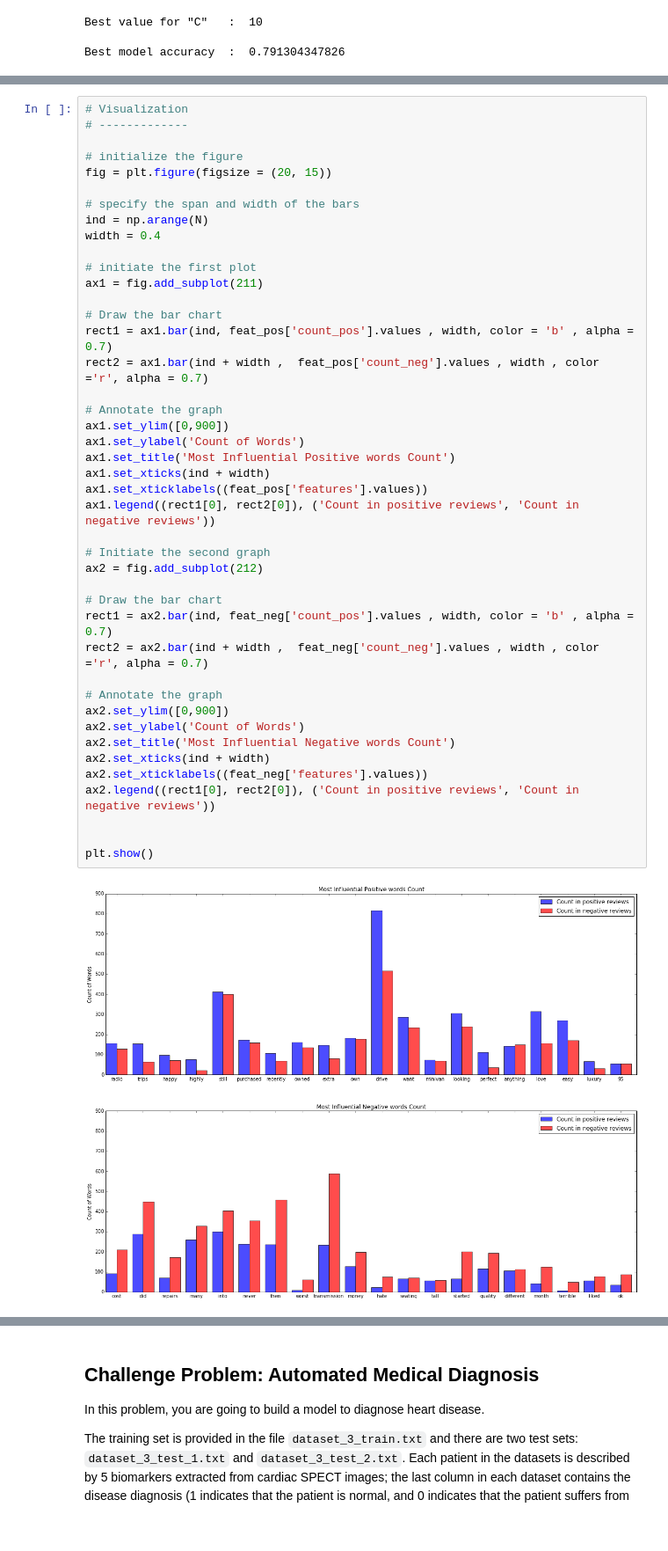
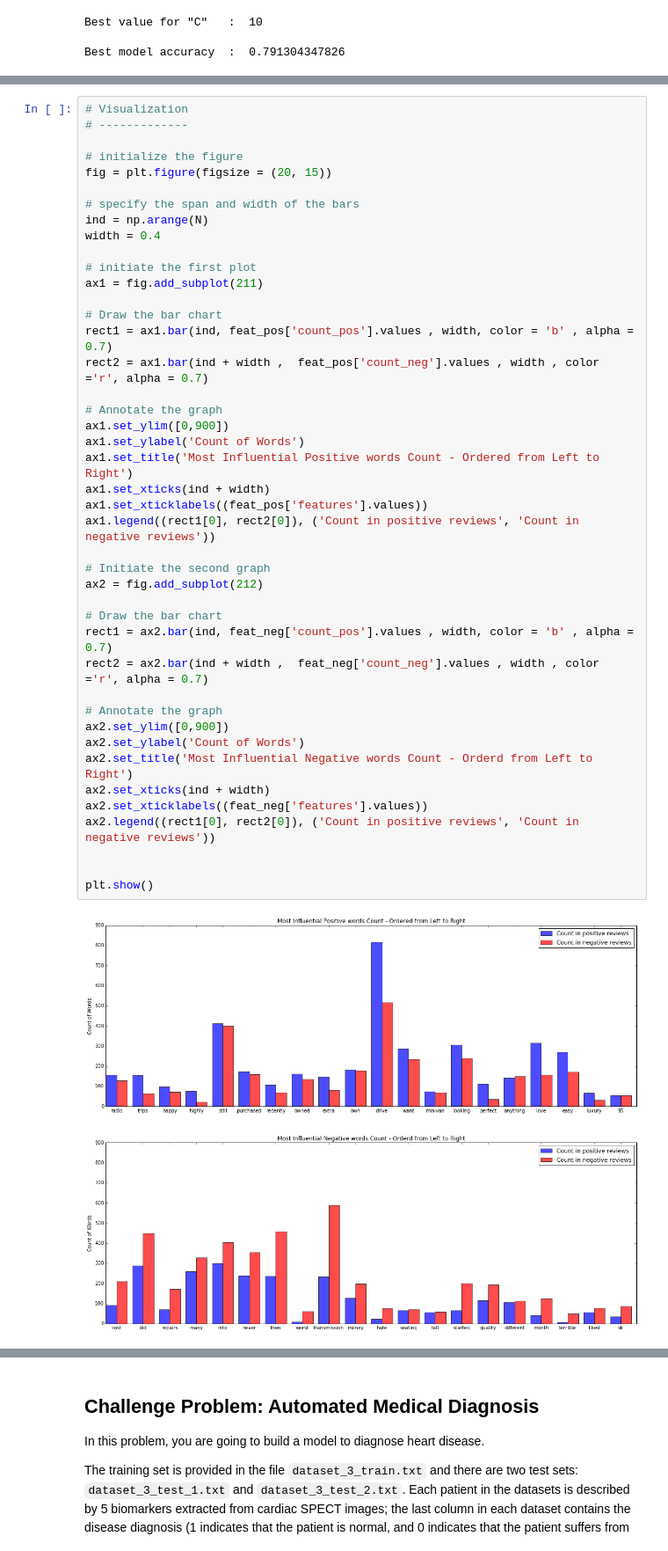
Before and after one commit to alokkshukla/cs109-2, a Jupyter notebook: HW5/Bassily_Hany_cse109a_HW5.ipynb, the cells around one changed output, grey strips where cells are left out. Shown: that part at 88% size. Cells and saved outputs as stored; diff of their text form.

```diff
--- a/HW5/Bassily_Hany_cse109a_HW5.ipynb
+++ b/HW5/Bassily_Hany_cse109a_HW5.ipynb
@@ -1025,33 +1044,33 @@ width = 0.4
 ax1 = fig.add_subplot(211)
 
 # Draw the bar chart
 rect1 = ax1.bar(ind, feat_pos['count_pos'].values , width, color = 'b' , alpha = 0.7)
 rect2 = ax1.bar(ind + width ,  feat_pos['count_neg'].values , width , color ='r', alpha = 0.7)
 
 # Annotate the graph
 ax1.set_ylim([0,900])
 ax1.set_ylabel('Count of Words')
-ax1.set_title('Most Influential Positive words Count')
+ax1.set_title('Most Influential Positive words Count - Ordered from Left to Right')
 ax1.set_xticks(ind + width)
 ax1.set_xticklabels((feat_pos['features'].values))
 ax1.legend((rect1[0], rect2[0]), ('Count in positive reviews', 'Count in negative reviews'))
 
 # Initiate the second graph
 ax2 = fig.add_subplot(212)
 
 # Draw the bar chart
 rect1 = ax2.bar(ind, feat_neg['count_pos'].values , width, color = 'b' , alpha = 0.7)
 rect2 = ax2.bar(ind + width ,  feat_neg['count_neg'].values , width , color ='r', alpha = 0.7)
 
 # Annotate the graph
 ax2.set_ylim([0,900])
 ax2.set_ylabel('Count of Words')
-ax2.set_title('Most Influential Negative words Count')
+ax2.set_title('Most Influential Negative words Count - Orderd from Left to Right')
 ax2.set_xticks(ind + width)
 ax2.set_xticklabels((feat_neg['features'].values))
 ax2.legend((rect1[0], rect2[0]), ('Count in positive reviews', 'Count in negative reviews'))
 
 
 plt.show()
 # %% [output]
-[figure, old version]
+[figure, new version]
```
Also changed, not shown: parts of 9 cells of this notebook, 3 other files.
